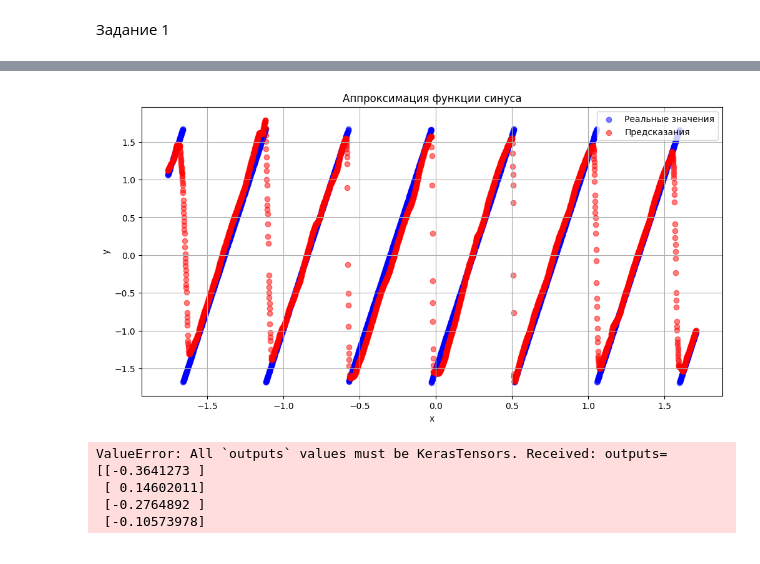
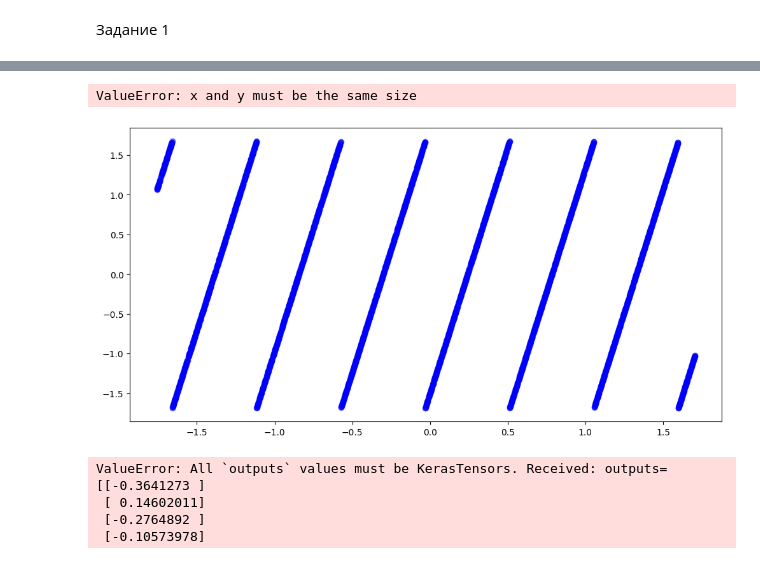
Before and after one commit to RedCross321/ai_labs, a Jupyter notebook: 5.ipynb, the cells around one changed output, grey strips where cells are left out. Saved outputs shown, nothing was run; the diff lists cells and outputs as text; code cells hidden in the pictures.

```diff
--- a/5.ipynb
+++ b/5.ipynb
@@ -159,19 +165,19 @@ y1_trainP -= y1_trainP.mean(axis=0)
 y1_trainP /= y1_trainP.std(axis=0)
 
 in_P = Input((1,))
-lay = Dense(80, activation='relu')(in_P)
-lay = Dense(80, activation='relu')(lay)
-lay = Dense(80, activation='relu')(lay)
-lay = Dense(80, activation='relu')(lay)
-lay = Dense(80, activation='relu')(lay)
-lay = Dense(80, activation='relu')(lay)
-lay = Dense(80, activation='relu')(lay)
-out_P = Dense(1, activation='linear')(lay)
-model = Model(in_P, out_P)
+layP = Dense(80, activation='relu')(in_P)
+layP = Dense(80, activation='relu')(layP)
+layP = Dense(80, activation='relu')(layP)
+layP = Dense(80, activation='relu')(layP)
+layP = Dense(80, activation='relu')(layP)
+layP = Dense(80, activation='relu')(layP)
+layP = Dense(80, activation='relu')(layP)
+out_P = Dense(1, activation='linear')(layP)
+modelP = Model(in_P, out_P)
 
-model.compile(loss='mse', optimizer='rmsprop', metrics=['mae'])
-model.fit(X1_trainP, y1_trainP, epochs=500, batch_size=10, validation_split=0.2)
-y1_pred = model.predict(X1_trainP)
+modelP.compile(loss='mse', optimizer='rmsprop', metrics=['mae'])
+history = modelP.fit(X1_trainP, y1_trainP, epochs=2, batch_size=10, validation_split=0.2)
+y1_pred = modelP.predict(X1_testP)
 plt.figure(figsize=(12, 6))
 plt.scatter(X1_trainP, y1_trainP, color='blue', label='Реальные значения', alpha=0.5)
 plt.scatter(X1_trainP, y1_pred, color='red', label='Предсказания', alpha=0.5)
@@ -202,4 +196,5 @@ Epoch 500/500
+ValueError: x and y must be the same size
-[figure, old version]
+[figure, new version]
 # %%
 input_layer = Input(shape=(1,))
 
```
Also changed, not shown: parts of 4 cells of this notebook.
